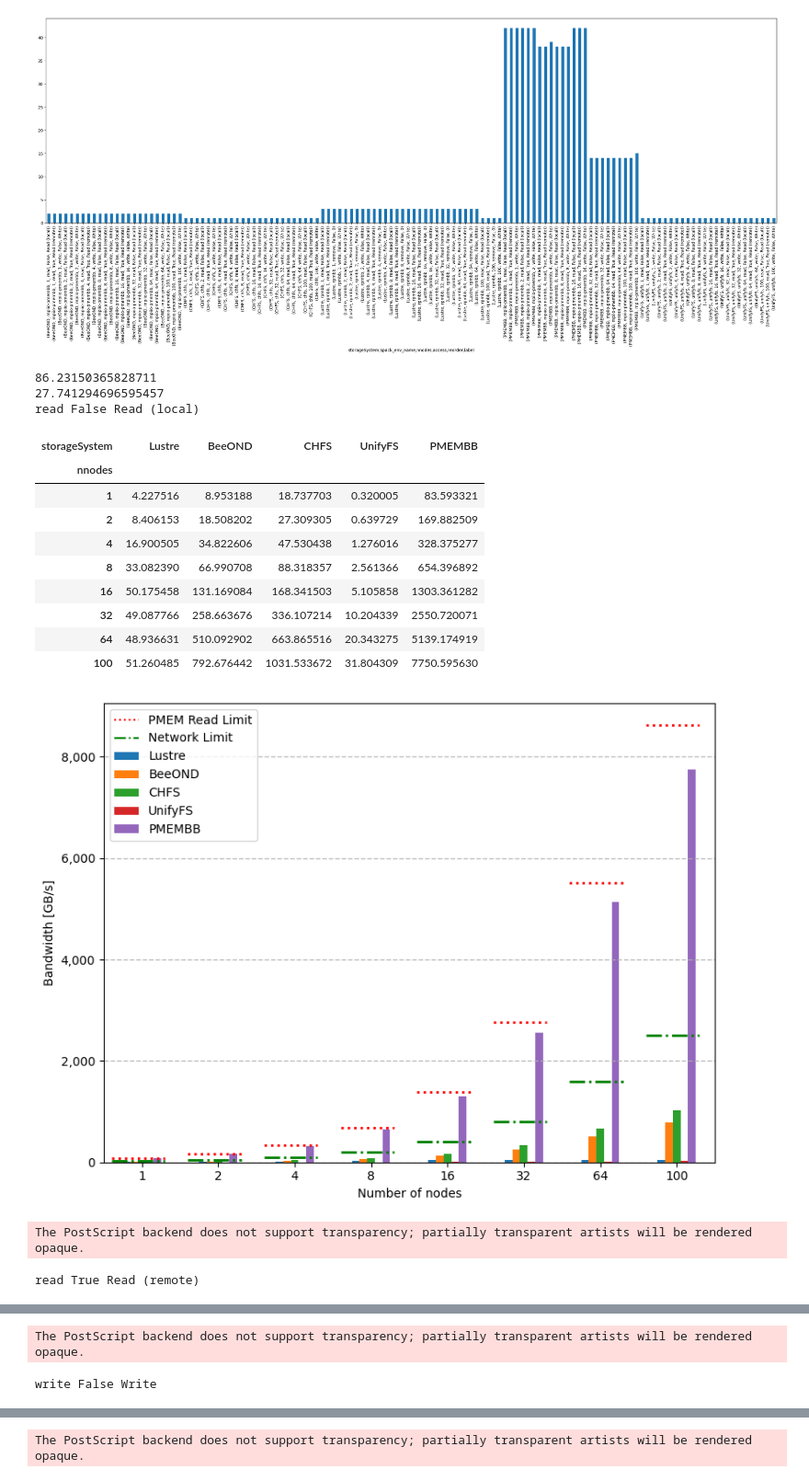
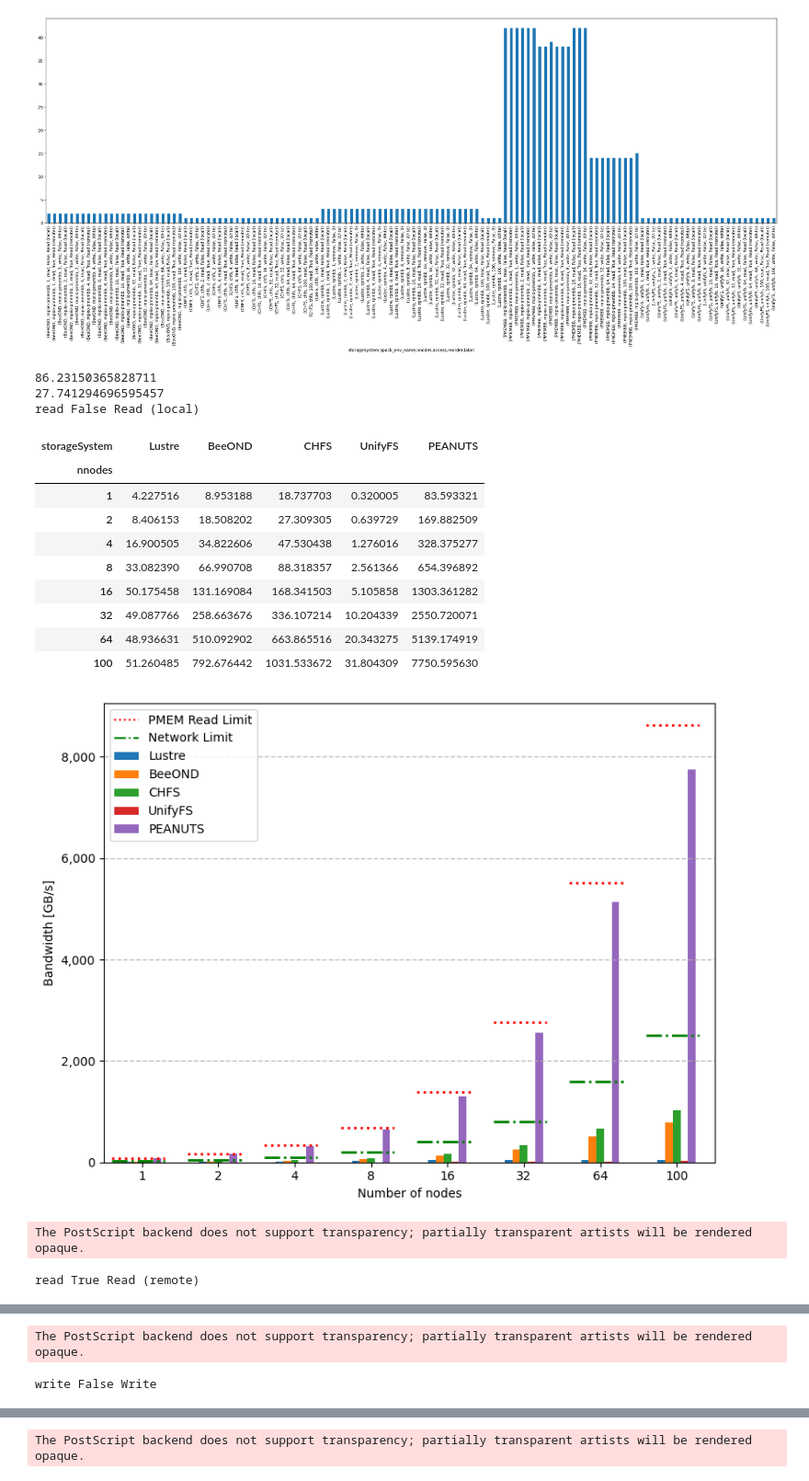
Before and after one commit to tsukuba-hpcs/mpiio-pmembb, a Jupyter notebook: src/ior/ior-comp.ipynb, the cells around one changed output, grey strips where cells are left out. Shown: that part at 92% size. Drawn from its saved outputs; the diff is of its cells as text; code cells hidden in the pictures.

```diff
--- a/src/ior/ior-comp.ipynb
+++ b/src/ior/ior-comp.ipynb
@@ -330,10 +331,9 @@ for (access, reorder, label), df_sub, in df.groupby(["access", "reorder", "label
             # "CHFS-local",
             "UnifyFS",
             "PMEMBB",
-        ]]
-        # .rename({
-        #     "BeeOND": "BeeOND on PMEM",
-        # }, axis=1)
+        ]].rename({
+            "PMEMBB": "PEANUTS",
+        }, axis=1)
 
         display(df_plot)
 
@@ -369,34 +369,34 @@ for (access, reorder, label), df_sub, in df.groupby(["access", "reorder", "label
             for xtick, limit in zip(xticks, pmem_write_limits):
                 ax.axhline(y=limit, xmin=(xtick+0.1)/len(xticks), xmax=(xtick + 0.8)/len(xticks), color='blue', linestyle='--', linewidth=2)
             ax.plot([], [], linestyle="--", color="blue", label="PMEM Write Limit")
         if access == 'read':
             for xtick, limit in zip(xticks, network_limits):
                 ax.axhline(y=limit, xmin=(xtick+0.1)/len(xticks), xmax=(xtick + 0.8)/len(xticks), color='green', linestyle='-.', linewidth=2)
             ax.plot([], [], linestyle="-.", color="green", label="Network Limit")
 
 
         # ax.set_title(f"IOR {label}")
         # ax.set_xscale("log", base=2)
         # ax.set_xticks(df_plot.index, [pretty_fmt(x, suffix="") for x in df_plot.index])
         ax.grid(which = "major", axis = "y", alpha = 0.8, linestyle = "--", linewidth = 1)
         # handles, labels = ax.get_legend_handles_labels()# 凡例の情報を取得
         # ax.legend(title='nnodes', handles=handles[::-1],labels=labels[::-1])# 判例を逆順に表示
         ax.yaxis.set_major_formatter(FuncFormatter(comma_formatter))
 
         # legend_title = ax.get_legend().get_title().get_text()
         # ax.legend(title=legend_title, bbox_to_anchor=(1.01, 1), loc='upper left', borderaxespad=0.)
         # ax.legend(title="Transfer size")
         ax.legend(title="")
         plt.tight_layout()
 
         fig.show()
         plt.show()
         save(fig, F"ior_comp_{access}_{'remote' if reorder else 'local'}_{value}")
 # %% [output]
 86.23150365828711
 27.741294696595457
 read False Read (local)
-| storageSystem | Lustre | BeeOND | CHFS | UnifyFS | PMEMBB |
+| storageSystem | Lustre | BeeOND | CHFS | UnifyFS | PEANUTS |
 | nnodes |  |  |  |  |  |
 | 1 | 4.227516 | 8.953188 | 18.737703 | 0.320005 | 83.593321 |
 | 2 | 8.406153 | 18.508202 | 27.309305 | 0.639729 | 169.882509 |
```
Also changed, not shown: parts of 3 cells of this notebook, 23 other files.
